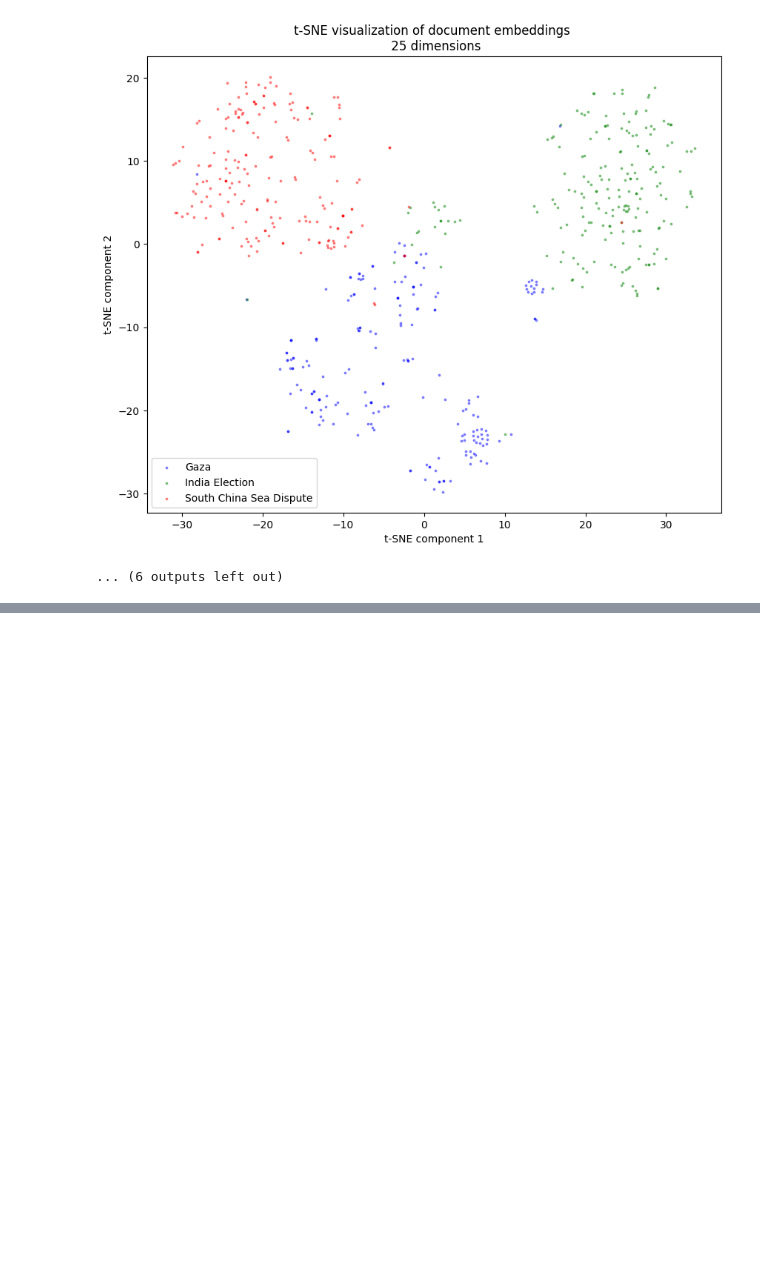
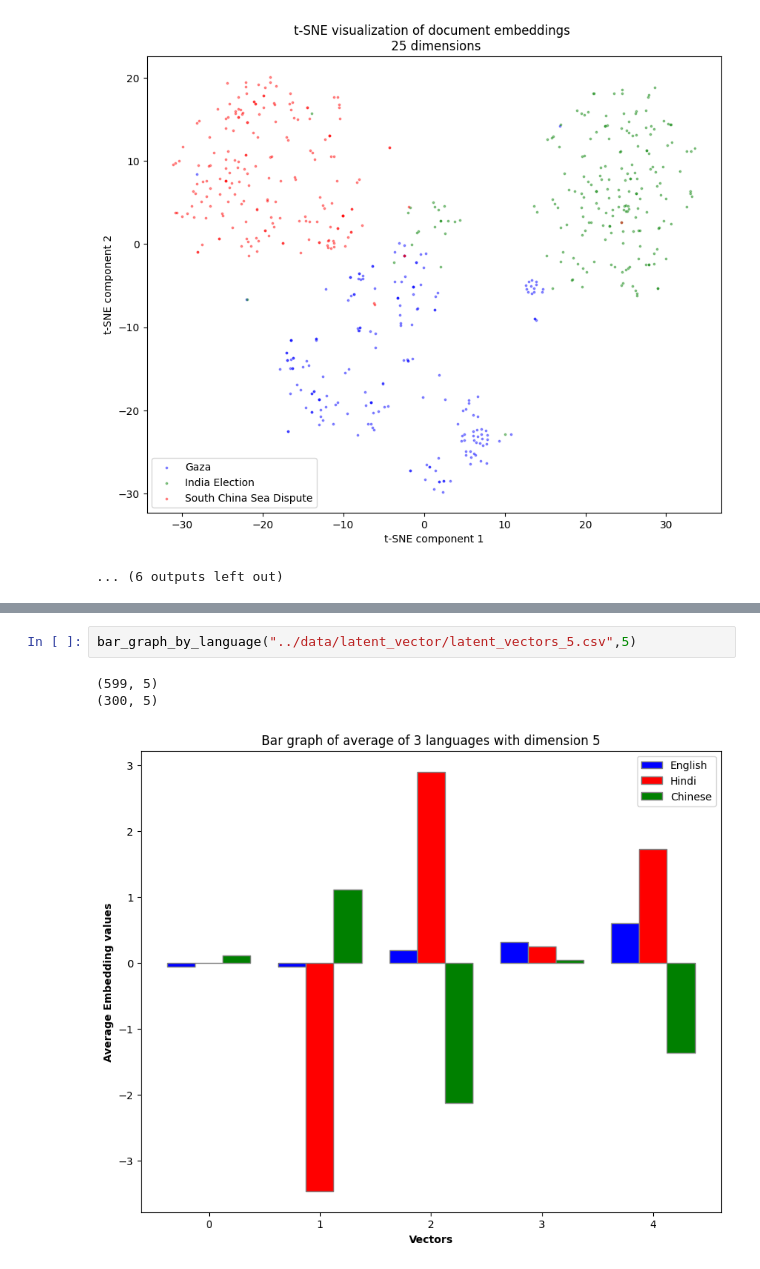
Before and after one commit to nogibjj/NarrativeNexus, a Jupyter notebook: visualization/plot.ipynb, the cells around one changed output, grey strips where cells are left out. Drawn from its saved outputs; the diff is of its cells as text; blank space fills up the shorter version.

```diff
--- a/visualization/plot.ipynb
+++ b/visualization/plot.ipynb
@@ -223,0 +341,6 @@ for d in dimensions:
+# %%
+bar_graph_by_language("../data/latent_vector/latent_vectors_5.csv",5)
+# %% [output]
+(599, 5)
+(300, 5)
+[figure, added]
```
Also changed, not shown: parts of 11 cells of this notebook.
